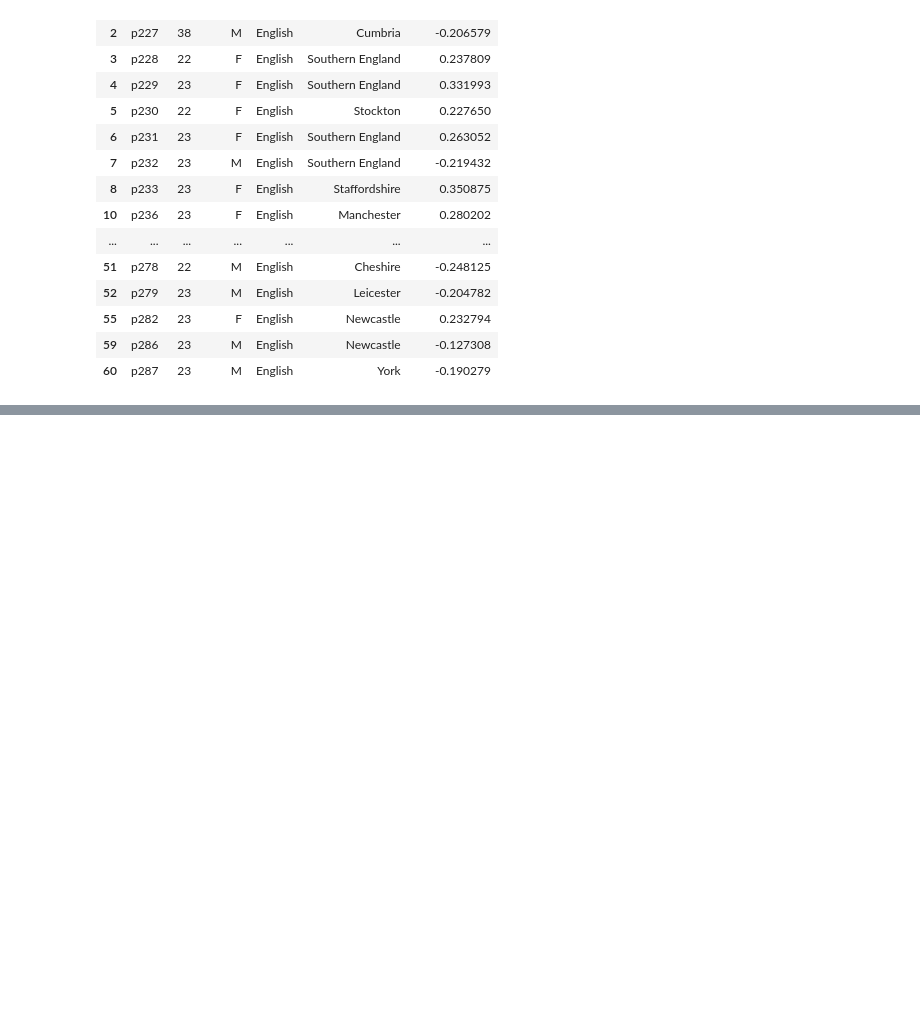
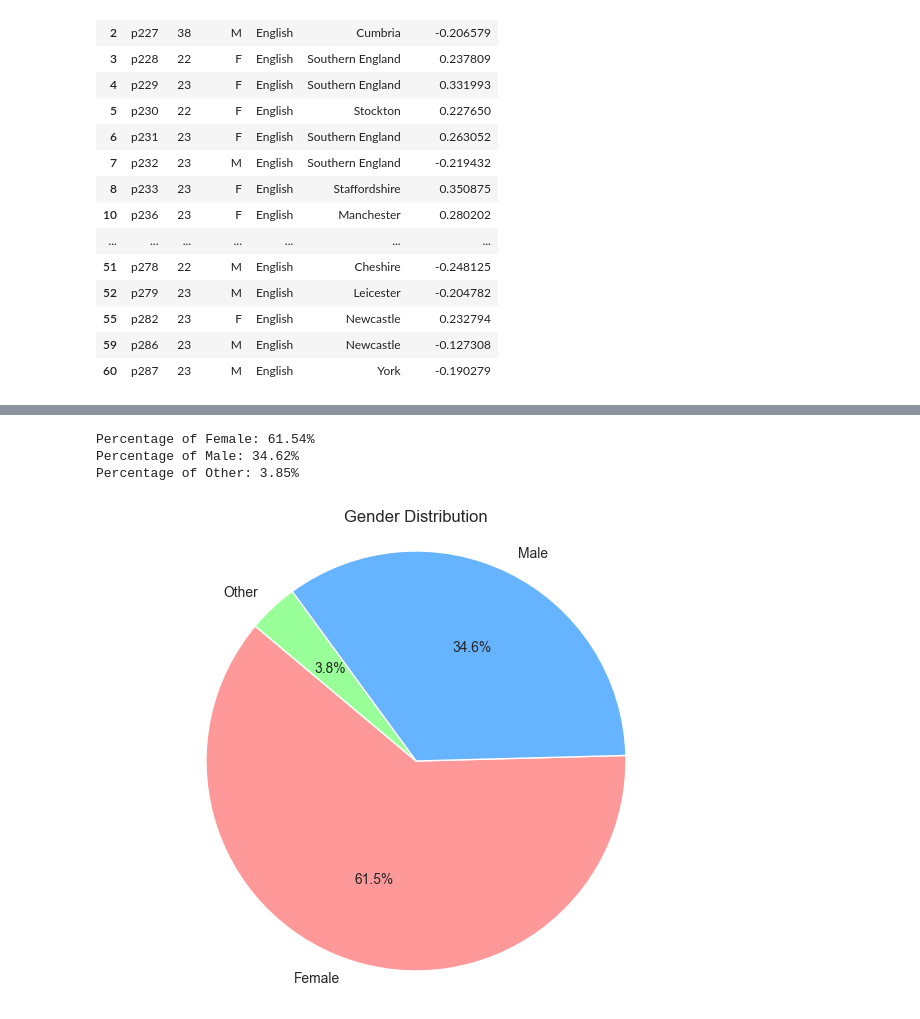
Before and after one commit to YiqiuWangVT/deep-speaker, a Jupyter notebook: deep_speaker/notebook/vctk.ipynb, the cells around one changed output, grey strips where cells are left out. Saved outputs shown, nothing was run; the diff lists cells and outputs as text; code cells hidden in the pictures; blank space fills up the shorter version.

```diff
--- a/deep_speaker/notebook/vctk.ipynb
+++ b/deep_speaker/notebook/vctk.ipynb
@@ -1048,0 +1372,39 @@ See the caveats in the documentation: https://pandas.pydata.org/pandas-docs/stab
+# %%
+import pandas as pd
+
+csv_file_path = r"C:\Users\AubreeWang\deep-speaker\deep_speaker\notebook\result.csv"
+data = pd.read_csv(csv_file_path)
+
+gender_column = data['gender']
+
+# Calculate the percentage distribution of each gender
+total_count = len(gender_column)
+female_count = gender_column[gender_column == 'female'].count()
+male_count = gender_column[gender_column == 'male'].count()
+other_count = gender_column[gender_column == 'other'].count()
+
+female_percentage = (female_count / total_count) * 100
+male_percentage = (male_count / total_count) * 100
+other_percentage = (other_count / total_count) * 100
+print(f"Percentage of Female: {female_percentage:.2f}%")
+print(f"Percentage of Male: {male_percentage:.2f}%")
+print(f"Percentage of Other: {other_percentage:.2f}%")
+# %% [output]
+Percentage of Female: 61.54%
+Percentage of Male: 34.62%
+Percentage of Other: 3.85%
+# %%
+genders = ['Female', 'Male', 'Other']
+percentages = [61.54, 34.62, 3.85]
+colors = ['#ff9999', '#66b3ff', '#99ff99']
+
+# Create a pie chart
+plt.figure(figsize=(8, 6))
+plt.pie(percentages, labels=genders, colors=colors, autopct='%1.1f%%', startangle=140)
+plt.axis('equal')  # Equal aspect ratio ensures that pie is drawn as a circle.
+plt.title("Gender Distribution")
+
+# Display the chart
+plt.show()
+# %% [output]
+[figure, added]
```
Also changed, not shown: parts of 22 cells of this notebook.
